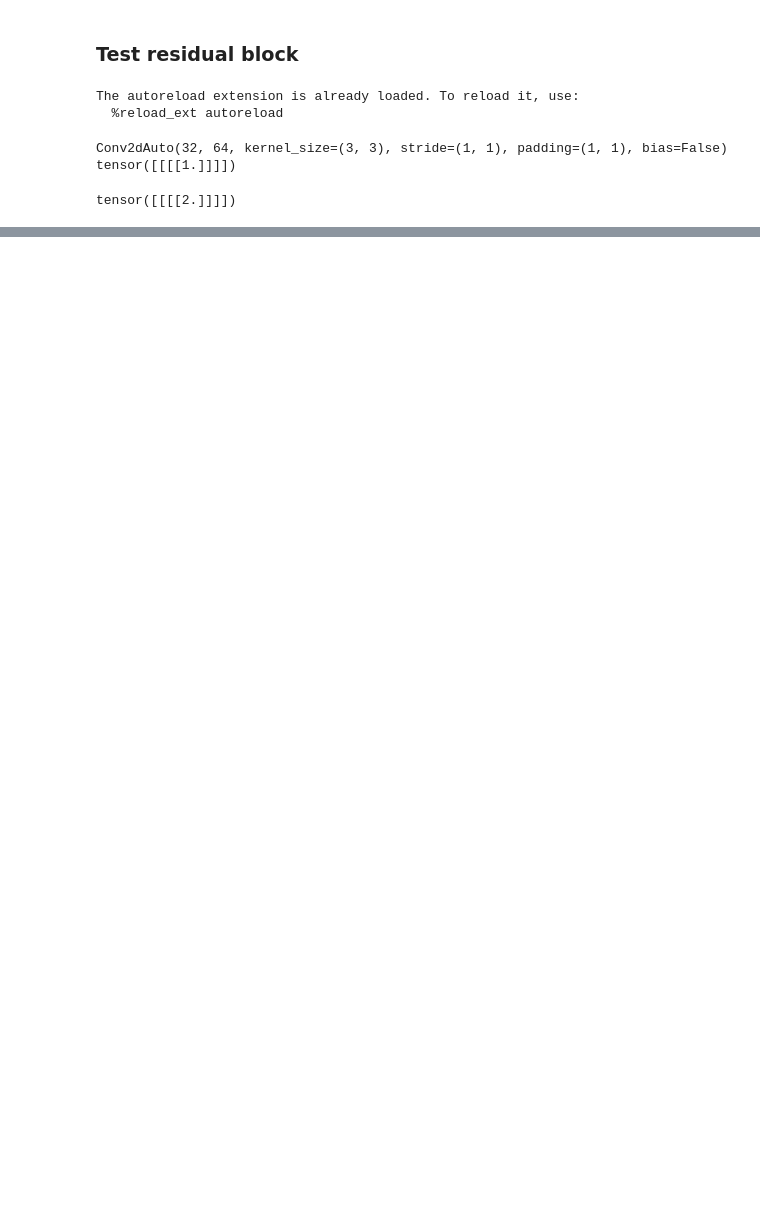
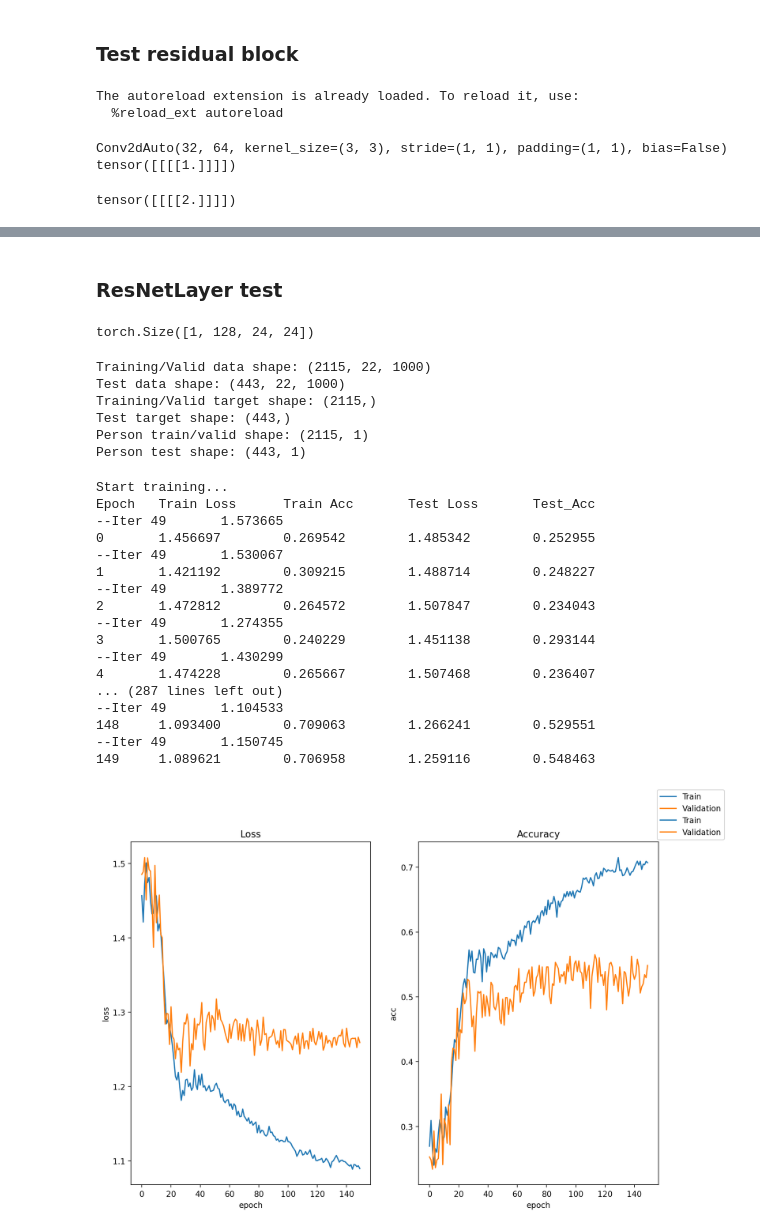
Before and after one commit to RX-0-95/EEG_Classification, a Jupyter notebook: resnet_dev.ipynb, the cells around one changed output, grey strips where cells are left out. Drawn from its saved outputs; the diff is of its cells as text; code cells hidden in the pictures; blank space fills up the shorter version.

```diff
--- a/resnet_dev.ipynb
+++ b/resnet_dev.ipynb
@@ -33,0 +77,34 @@ NameError: name 'ResNetBaiscBlock' is not defined
+# %% [markdown]
+### ResNetLayer test
+# %%
+dummy = torch.ones((1, 64, 48, 48))
+
+layer = ResNetLayer(64, 128, block=ResNetBasicBlock, n=3)
+layer(dummy).shape
+# %% [output]
+torch.Size([1, 128, 24, 24])
+# %%
+X_test = np.load("data/X_test.npy")
+y_test = np.load("data/y_test.npy")
+person_train_valid = np.load("data/person_train_valid.npy")
+X_train_valid = np.load("data/X_train_valid.npy")
+y_train_valid = np.load("data/y_train_valid.npy")
+person_test = np.load("data/person_test.npy")
+
+print ('Training/Valid data shape: {}'.format(X_train_valid.shape))
+print ('Test data shape: {}'.format(X_test.shape))
+print ('Training/Valid target shape: {}'.format(y_train_valid.shape))
+print ('Test target shape: {}'.format(y_test.shape))
+print ('Person train/valid shape: {}'.format(person_train_valid.shape))
+print ('Person test shape: {}'.format(person_test.shape))
+X_test_dir = './data/X_test.npy'
+y_test_dir = './data/y_test.npy'
+X_train_valid_dir = './data/X_train_valid.npy'
+y_train_valid_dir = './data/y_train_valid.npy'
+# %% [output]
+Training/Valid data shape: (2115, 22, 1000)
+Test data shape: (443, 22, 1000)
+Training/Valid target shape: (2115,)
+Test target shape: (443,)
+Person train/valid shape: (2115, 1)
+Person test shape: (443, 1)
@@ -33,0 +127,36 @@ NameError: name 'ResNetBaiscBlock' is not defined
+# %%
+model = EEGResNet(1,4).to('cuda')
+options = {
+    'train_batch_size': 32,
+    'scheduler_patience': 100,
+    'weight_decay': 0.15,
+    'val_batch_size': 1,
+    'learning_rate': 1e-3,
+    'epoch_num': 150,
+}
+train_val_data = eeg_train_val_loader(
+    X_train_valid_dir, y_train_valid_dir)
+loss_fn = nn.CrossEntropyLoss()
+logs,_= train(model, options, loss_fn,
+        data_dir=X_train_valid_dir,
+        label_dir=y_train_valid_dir,
+        preload_gpu=True)
+# %% [output]
+Start training...
+Epoch   Train Loss      Train Acc       Test Loss       Test_Acc
+--Iter 49       1.573665
+0       1.456697        0.269542        1.485342        0.252955
+--Iter 49       1.530067
+1       1.421192        0.309215        1.488714        0.248227
+--Iter 49       1.389772
+2       1.472812        0.264572        1.507847        0.234043
+--Iter 49       1.274355
+3       1.500765        0.240229        1.451138        0.293144
+--Iter 49       1.430299
+4       1.474228        0.265667        1.507468        0.236407
+... (287 lines left out)
+--Iter 49       1.104533
+148     1.093400        0.709063        1.266241        0.529551
+--Iter 49       1.150745
+149     1.089621        0.706958        1.259116        0.548463
+[figure, added]
```
Also changed, not shown: parts of 8 cells of this notebook, 8 other files.
